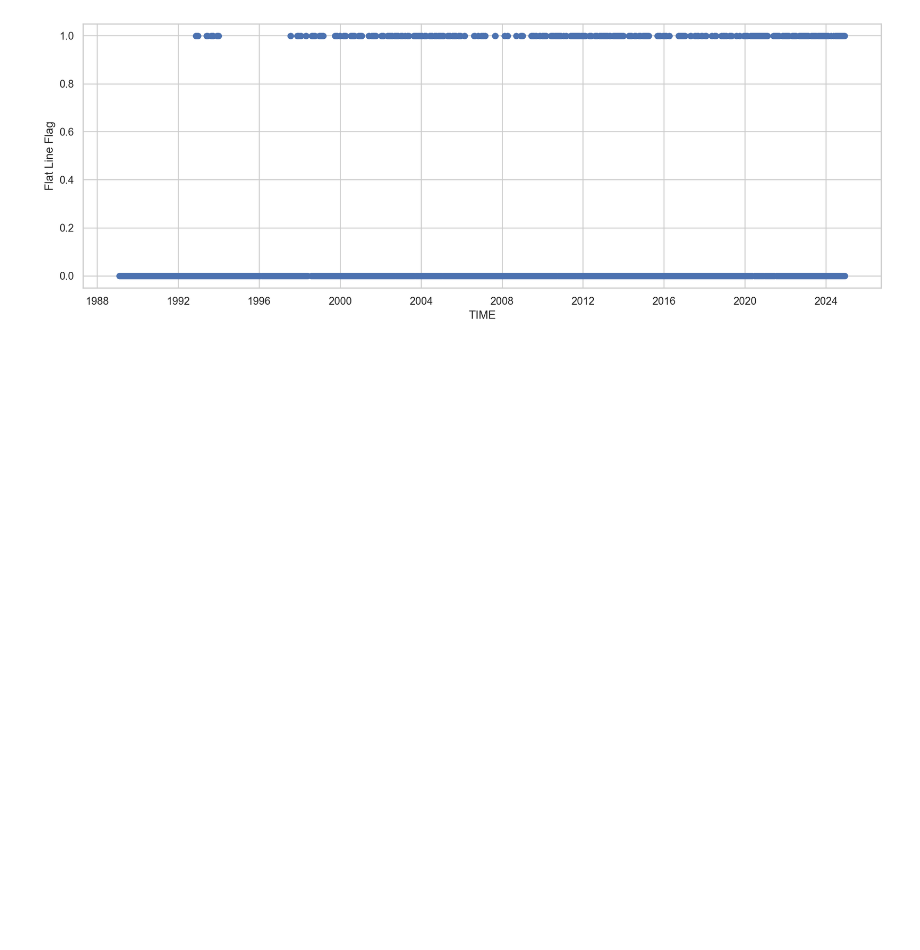
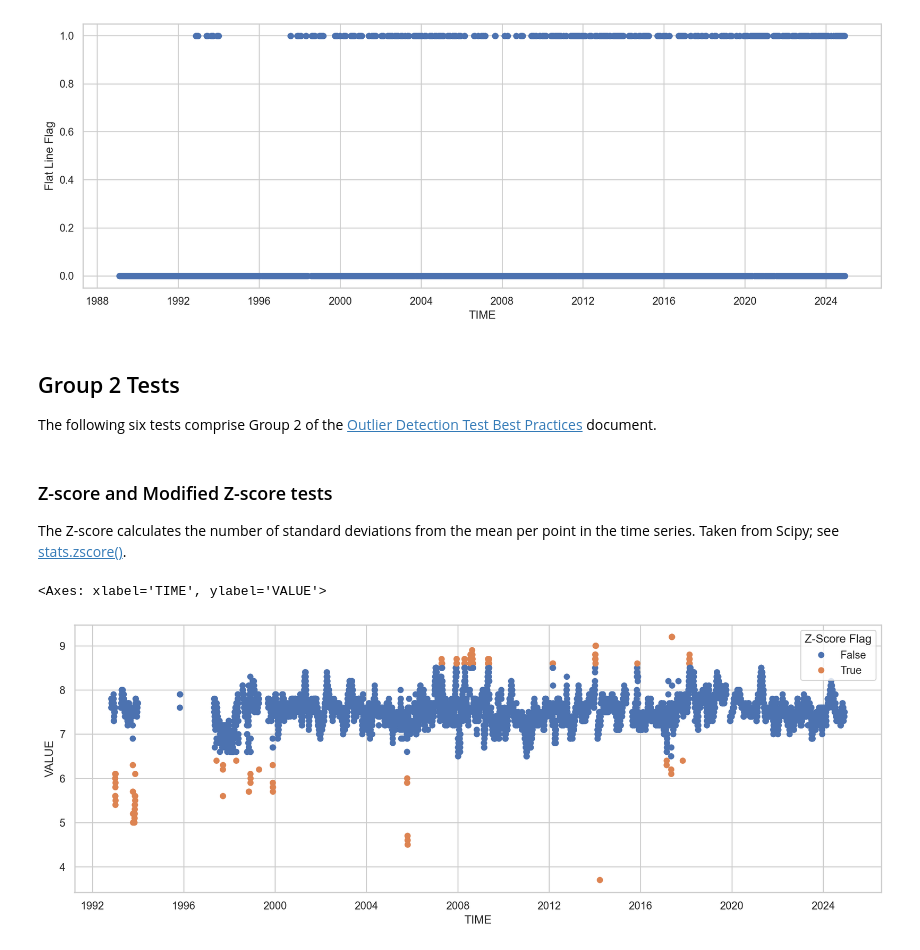
Before and after one commit to DWR-QA-Program/caldata-dsa-outlier-tool, a Jupyter notebook: dwr/dwr.ipynb, the cells around one changed output. Cells and saved outputs as stored; diff of their text form; code cells hidden in the pictures; blank space fills up the shorter version.

```diff
--- a/dwr/dwr.ipynb
+++ b/dwr/dwr.ipynb
@@ -265,3 +260,50 @@ sns.scatterplot(df_flat_line, x='TIME', y='Flat Line Flag', edgecolor=None)
 # %% [output]
 <Axes: xlabel='TIME', ylabel='Flat Line Flag'>
 [figure]
+# %% [markdown]
+## Group 2 Tests
+
+The following six tests comprise Group 2 of the [Outlier Detection Test Best Practices](https://docs.google.com/document/d/1YmXWDMHCKnWniQ4sMkkT5g5j5H5TmT3f/edit) document.
+# %% [markdown]
+### Z-score and Modified Z-score tests
+
+The Z-score calculates the number of standard deviations from the mean per point in the time series. Taken from Scipy; see [stats.zscore()](https://docs.scipy.org/doc/scipy/reference/generated/scipy.stats.zscore.html).
+# %%
+def z_score_test(time_series: pd.Series, number_of_standard_deviations: int=3) -> pd.DataFrame:
+    """
+    Apply the Scipy Z-Score test to a time series. Flag values based on the number of standard deviations from the mean.
+
+    Parameters
+    ----------
+    time_series : pd.Series
+        A pandas series with a datetime index.
+
+    number_of_standard_deviations : int, optional
+        The number of standard deviations from the mean to flag. Default is 3.
+
+    Returns
+    -------
+    pandas.DataFrame
+        Outliers flagged as True or False.
+
+    Examples
+    --------
+    >>> df_out = z_score_test(time_series)
+
+    """
+    if time_series.empty:
+        raise ValueError('No input data.')
+    z_score = stats.zscore(time_series, nan_policy='omit')
+    modified_z_score = (0.6745 * (time_series - time_series.median())) / (stats.median_abs_deviation(time_series, nan_policy='omit'))
+    df['Z-Score Flag'] = np.where(np.abs(z_score) > number_of_standard_deviations, True, False)
+    df['Modified Z-Score Flag'] = np.where(np.abs(modified_z_score) > number_of_standard_deviations, True, False)
+    return df
+# %%
+df_z_score = z_score_test(time_series=df.VALUE)
+# %%
+sns.set_theme(style="whitegrid")
+fig, ax = plt.subplots(figsize=(15,5))
+sns.scatterplot(df_z_score, x='TIME', y='VALUE', hue='Z-Score Flag', edgecolor=None)
+# %% [output]
+<Axes: xlabel='TIME', ylabel='VALUE'>
+[figure, added]
```
Also changed, not shown: parts of 22 cells of this notebook.
